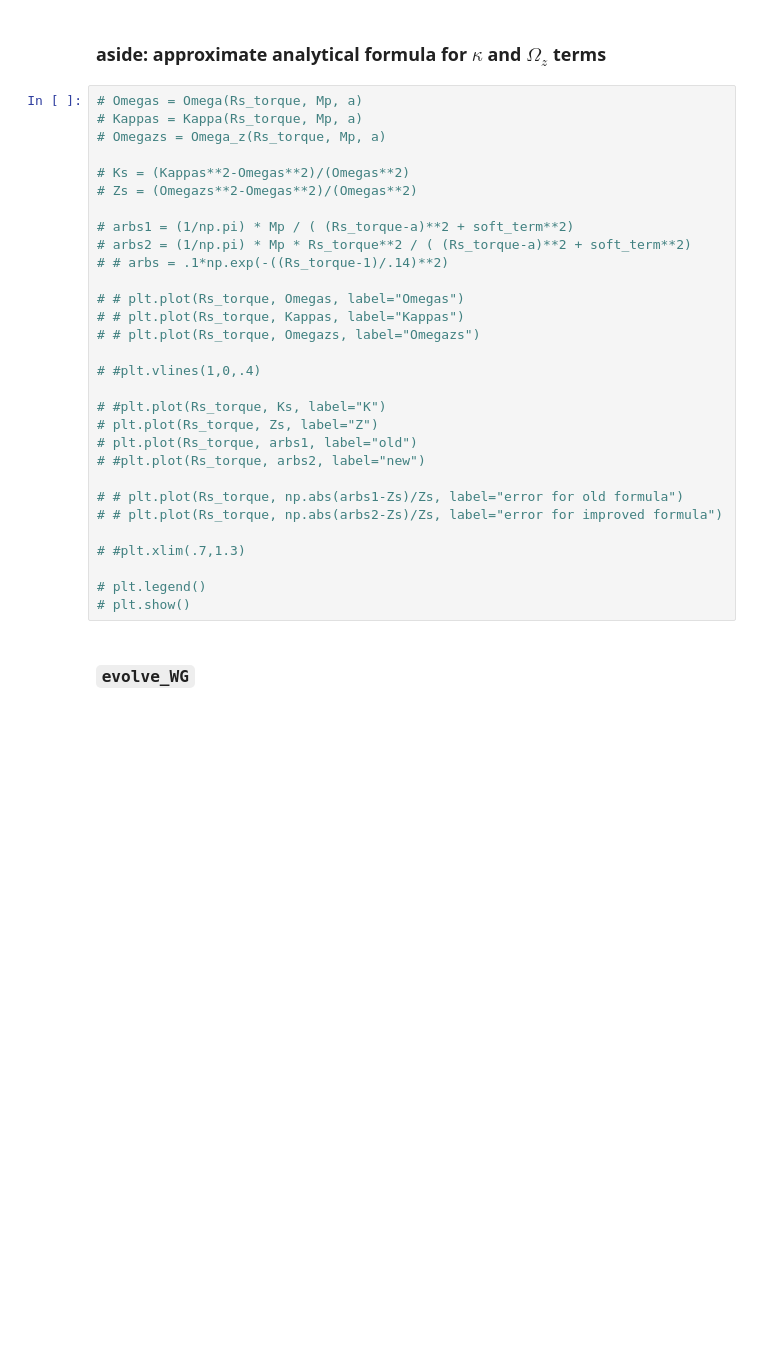
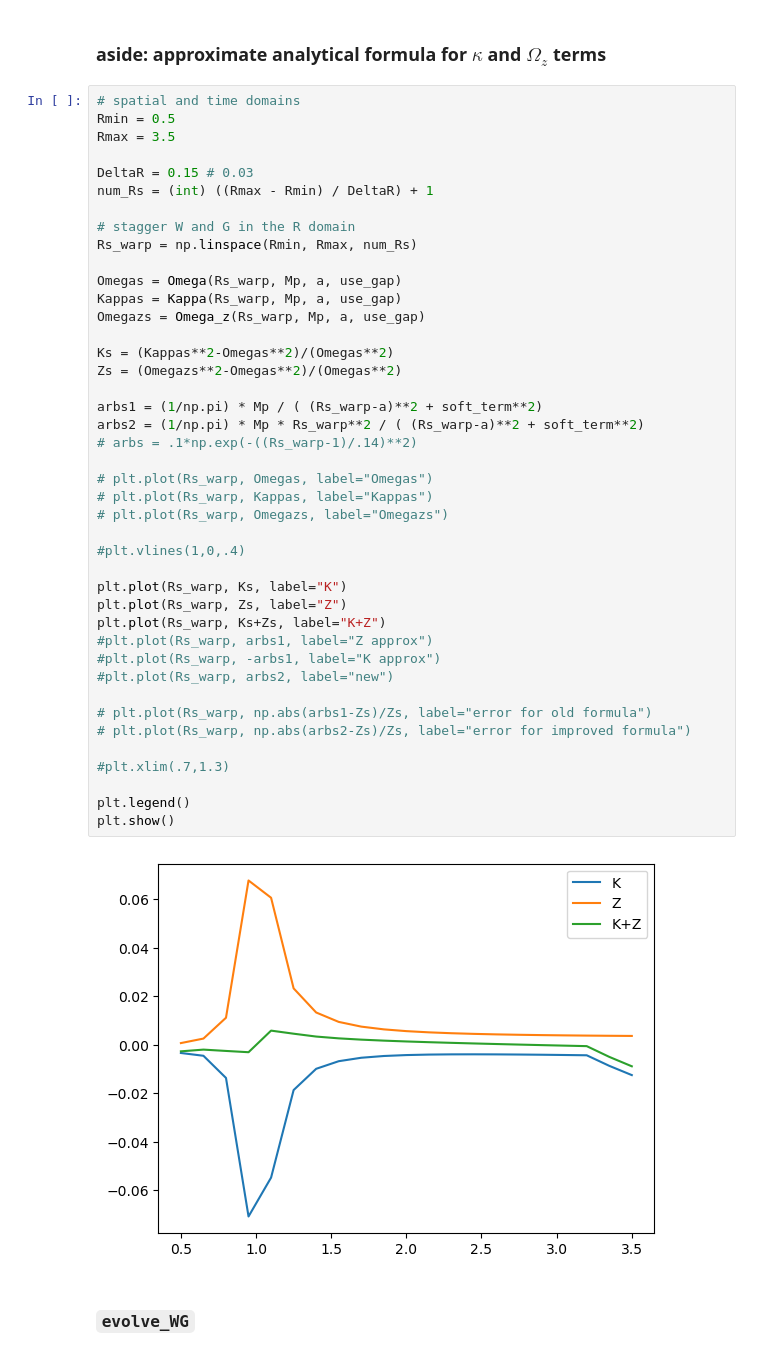
Before and after one commit to Jupiter1994/warped-disks, a Jupyter notebook: reduced-eqs-zhu2019.ipynb, the cells around one changed output. Cells and saved outputs as stored; diff of their text form; blank space fills up the shorter version.

```diff
--- a/reduced-eqs-zhu2019.ipynb
+++ b/reduced-eqs-zhu2019.ipynb
@@ -585,35 +585,49 @@ def dG_dt(Rs_torque, Gs, Rs_warp, Ws, Mp, a, use_gap):
 # %% [markdown]
 ### aside: approximate analytical formula for $\kappa$ and $\Omega_z$ terms
 # %%
-# Omegas = Omega(Rs_torque, Mp, a)
-# Kappas = Kappa(Rs_torque, Mp, a)
-# Omegazs = Omega_z(Rs_torque, Mp, a)
+# spatial and time domains
+Rmin = 0.5
+Rmax = 3.5
 
-# Ks = (Kappas**2-Omegas**2)/(Omegas**2)
-# Zs = (Omegazs**2-Omegas**2)/(Omegas**2)
+DeltaR = 0.15 # 0.03
+num_Rs = (int) ((Rmax - Rmin) / DeltaR) + 1
 
-# arbs1 = (1/np.pi) * Mp / ( (Rs_torque-a)**2 + soft_term**2)
-# arbs2 = (1/np.pi) * Mp * Rs_torque**2 / ( (Rs_torque-a)**2 + soft_term**2)
-# # arbs = .1*np.exp(-((Rs_torque-1)/.14)**2)
+# stagger W and G in the R domain
+Rs_warp = np.linspace(Rmin, Rmax, num_Rs)
 
-# # plt.plot(Rs_torque, Omegas, label="Omegas")
-# # plt.plot(Rs_torque, Kappas, label="Kappas")
-# # plt.plot(Rs_torque, Omegazs, label="Omegazs")
+Omegas = Omega(Rs_warp, Mp, a, use_gap)
+Kappas = Kappa(Rs_warp, Mp, a, use_gap)
+Omegazs = Omega_z(Rs_warp, Mp, a, use_gap)
 
-# #plt.vlines(1,0,.4)
+Ks = (Kappas**2-Omegas**2)/(Omegas**2)
+Zs = (Omegazs**2-Omegas**2)/(Omegas**2)
 
-# #plt.plot(Rs_torque, Ks, label="K")
-# plt.plot(Rs_torque, Zs, label="Z")
-# plt.plot(Rs_torque, arbs1, label="old")
-# #plt.plot(Rs_torque, arbs2, label="new")
+arbs1 = (1/np.pi) * Mp / ( (Rs_warp-a)**2 + soft_term**2)
+arbs2 = (1/np.pi) * Mp * Rs_warp**2 / ( (Rs_warp-a)**2 + soft_term**2)
+# arbs = .1*np.exp(-((Rs_warp-1)/.14)**2)
 
-# # plt.plot(Rs_torque, np.abs(arbs1-Zs)/Zs, label="error for old formula")
-# # plt.plot(Rs_torque, np.abs(arbs2-Zs)/Zs, label="error for improved formula")
+# plt.plot(Rs_warp, Omegas, label="Omegas")
+# plt.plot(Rs_warp, Kappas, label="Kappas")
+# plt.plot(Rs_warp, Omegazs, label="Omegazs")
 
-# #plt.xlim(.7,1.3)
+#plt.vlines(1,0,.4)
 
-# plt.legend()
-# plt.show()
+plt.plot(Rs_warp, Ks, label="K")
+plt.plot(Rs_warp, Zs, label="Z")
+plt.plot(Rs_warp, Ks+Zs, label="K+Z")
+#plt.plot(Rs_warp, arbs1, label="Z approx")
+#plt.plot(Rs_warp, -arbs1, label="K approx")
+#plt.plot(Rs_warp, arbs2, label="new")
+
+# plt.plot(Rs_warp, np.abs(arbs1-Zs)/Zs, label="error for old formula")
+# plt.plot(Rs_warp, np.abs(arbs2-Zs)/Zs, label="error for improved formula")
+
+#plt.xlim(.7,1.3)
+
+plt.legend()
+plt.show()
+# %% [output]
+[figure, added]
 # %% [markdown]
 ### `evolve_WG`
 # %%
```
Also changed, not shown: 3 other files.
